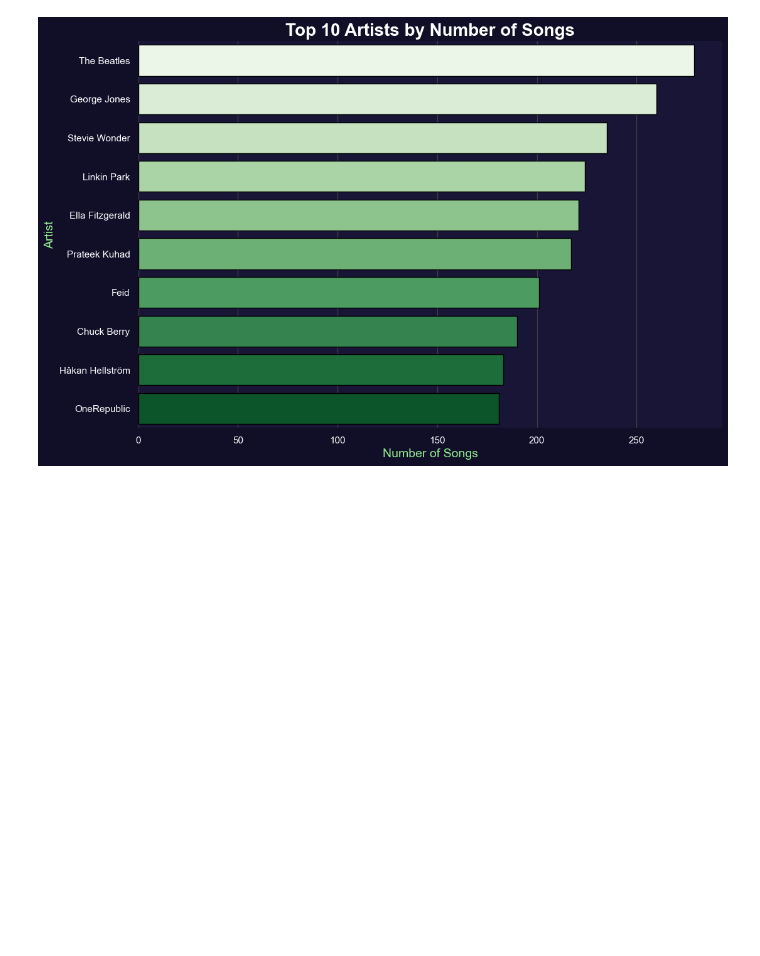
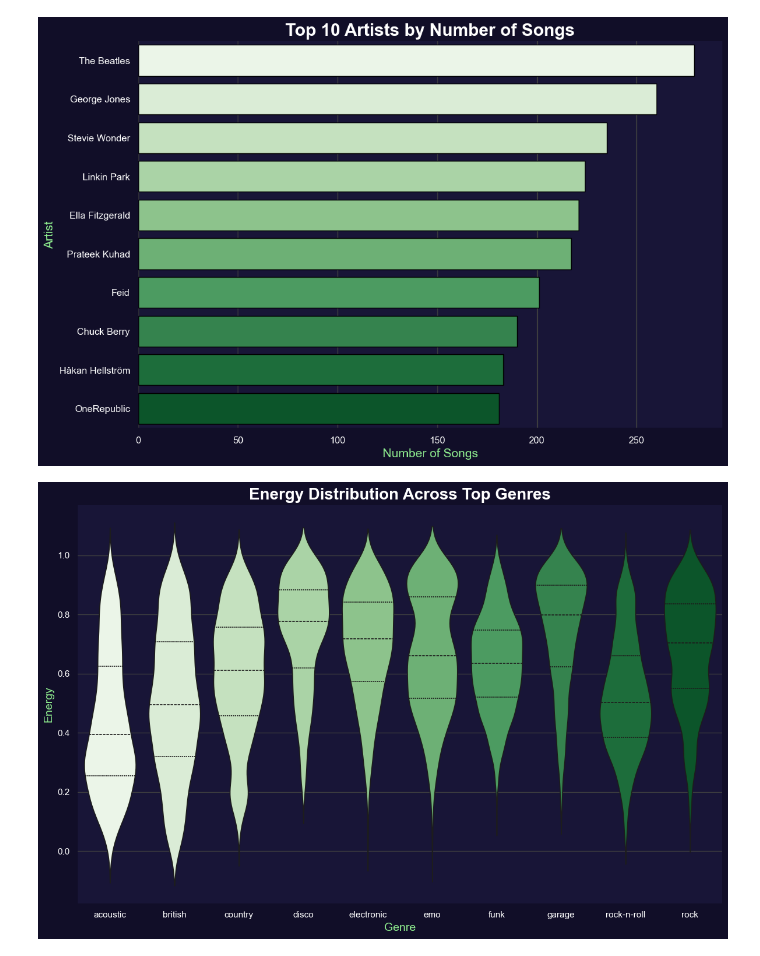
Before and after one commit to mianxabdullah/Spotify_Dashboard, a Jupyter notebook: notebooks/spotify_dashboard.ipynb, the cells around one changed output. Cells and saved outputs as stored; diff of their text form; code cells hidden in the pictures; blank space fills up the shorter version.

Commit message:
Added Energy Distribution Across Top Genres (Violin Plot)

```diff
--- a/notebooks/spotify_dashboard.ipynb
+++ b/notebooks/spotify_dashboard.ipynb
@@ -314,3 +319,31 @@ plt.show()
 # Insight: The bar plot shows the top 10 artists with the most songs in the dataset. We can see that some artists have a significantly higher number of songs compared to others. This information can be useful for understanding which artists are more prolific in terms of song production and can help in making decisions about music promotion and marketing strategies.
 # %% [output]
 [figure]
+# %%
+# 9. Energy Distribution Across Top Genres (Violin Plot)
+# Question: How does the energy of tracks vary across different genres?
+top10 = df["track_genre"].value_counts().head(10).index
+
+sns.violinplot(
+    data=df[df["track_genre"].isin(top10)],
+    x="track_genre",
+    y="energy",
+    hue="track_genre",
+    palette="Greens",
+    inner="quartile",
+)
+
+# plt.xticks(rotation=45)
+plt.title("Energy Distribution Across Top Genres", fontsize=20, fontweight="bold")
+sns.despine(left=True, bottom=True)
+plt.xlabel("Genre", fontsize=14, color="lightgreen")
+plt.ylabel("Energy", fontsize=14, color="lightgreen")
+plt.tight_layout()
+plt.savefig(
+    "../images/energy_distribution_across_top_genres.png", dpi=300, bbox_inches="tight"
+)
+plt.show()
+
+# Insight: The violin plot shows the distribution of energy levels across the top 10 genres in the dataset. We can see that some genres have a wider range of energy levels, while others have a more concentrated distribution. This information can be useful for understanding how the energy of tracks varies across different genres and can help in making decisions about music production and playlist curation.
+# %% [output]
+[figure, added]
```
Also changed, not shown: parts of 1 cell of this notebook.
